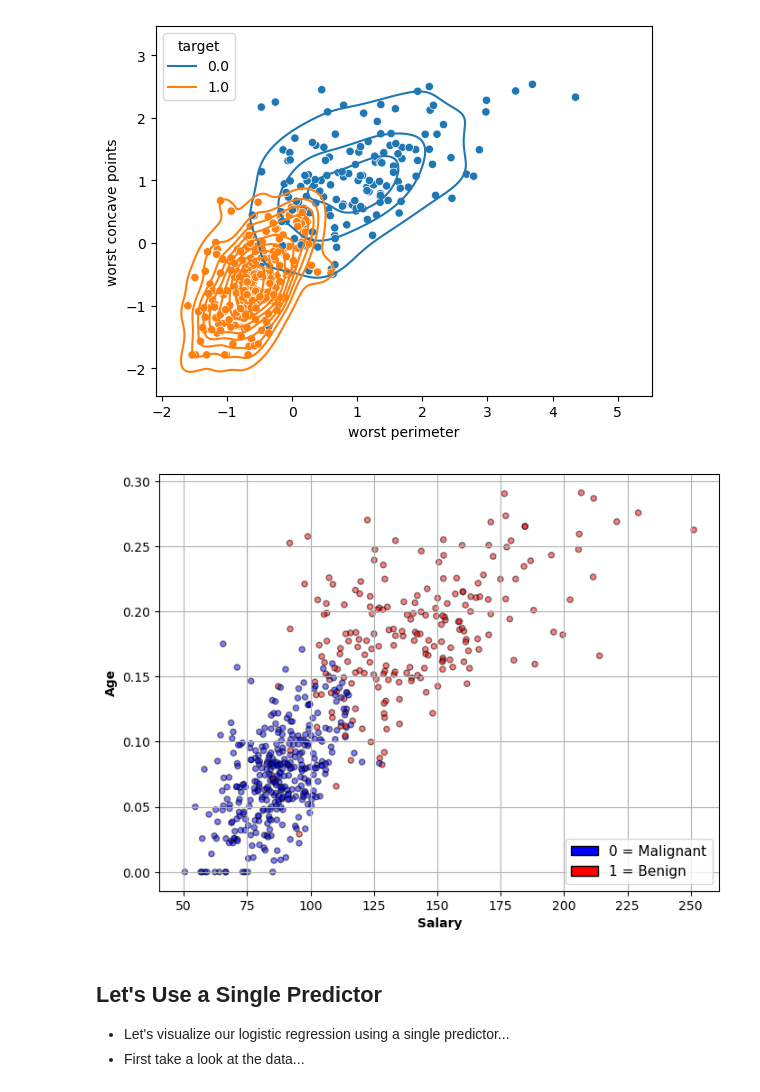
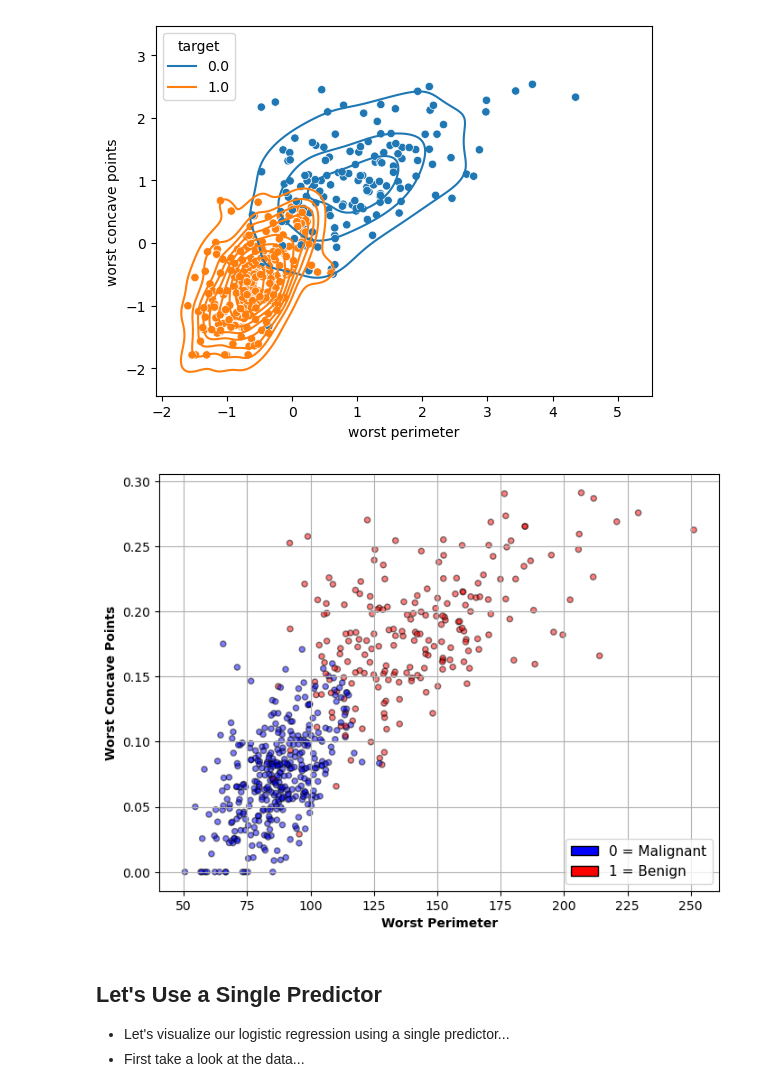
Before and after one commit to seikenberry1/ML_Course, a Jupyter notebook: Lectures/Logistic_Regression_Intro.ipynb, the cells around one changed output. Cells and saved outputs as stored; diff of their text form; code cells hidden in the pictures.

```diff
--- a/Lectures/Logistic_Regression_Intro.ipynb
+++ b/Lectures/Logistic_Regression_Intro.ipynb
@@ -212,31 +214,31 @@ sns.kdeplot(x=X_train[cols[1]], y=X_train[cols[2]], hue=y_train)
 # %%
 ##Another scatter plot
 #######
 from matplotlib.colors import ListedColormap
 my_cmap = (ListedColormap(["red", "blue"]))
 
 fig1, ax1 = plt.subplots(1, 1, figsize=(8,6))
 
-#Scatter Plot, color by whether house is owned:
+#Scatter Plot, color by malignancy
 ax1.scatter(df[cols[1]], df[cols[2]], c = df['target'], cmap=my_cmap, alpha=.5, s=20, edgecolor='black')
 
-ax1.set_xlabel('Salary', fontweight='bold')
-ax1.set_ylabel('Age', fontweight='bold')
+ax1.set_xlabel('Worst Perimeter', fontweight='bold')
+ax1.set_ylabel('Worst Concave Points', fontweight='bold')
 
 
 
 #Custom Legend
 #######
 
 from matplotlib.patches import Patch
 legend_elements = [Patch(facecolor='blue', edgecolor='black', alpha=1, label='0 = Malignant'),
                    Patch(facecolor='red', edgecolor='black', alpha=1, label='1 = Benign')]
 
 ax1.legend(handles=legend_elements, fontsize=11, loc='lower right');
 
 ax1.grid()
 # %% [output]
-[figure, old version]
+[figure, new version]
 # %% [markdown]
 ## Let's Use a Single Predictor
 
```
Also changed, not shown: parts of 6 cells of this notebook, 1 other file.
